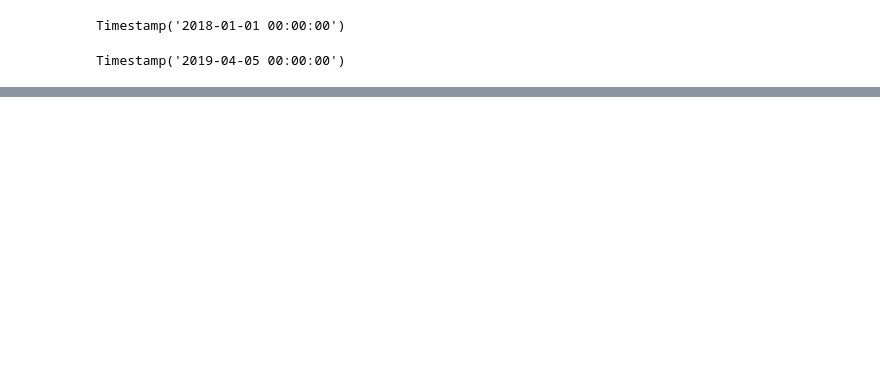
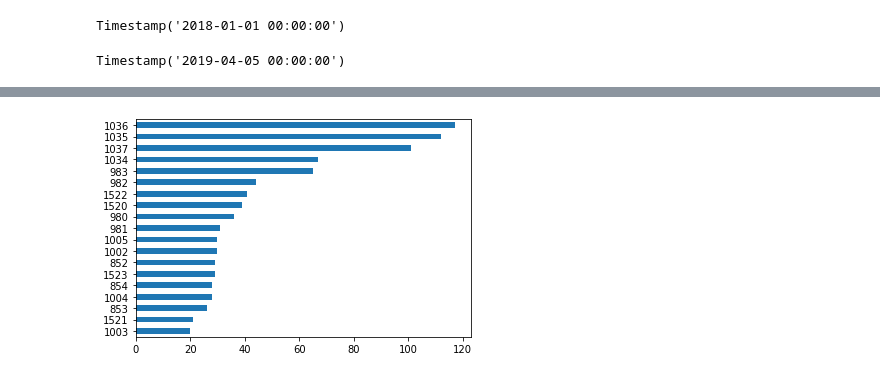
Before and after one commit to LicaCepillo/dio_data_python, a Jupyter notebook: tabelal_excel_pandas.ipynb, the cells around one changed output, grey strips where cells are left out. Cells and saved outputs as stored; diff of their text form; code cells hidden in the pictures; blank space fills up the shorter version.

```diff
--- a/tabelal_excel_pandas.ipynb
+++ b/tabelal_excel_pandas.ipynb
@@ -265,0 +327,5 @@ df.sample(5)
+# %%
+#Grafico de barras horizontais
+df["LojaID"].value_counts(ascending=True).plot.barh();
+# %% [output]
+[figure, added]
```
Also changed, not shown: parts of 26 cells of this notebook.
